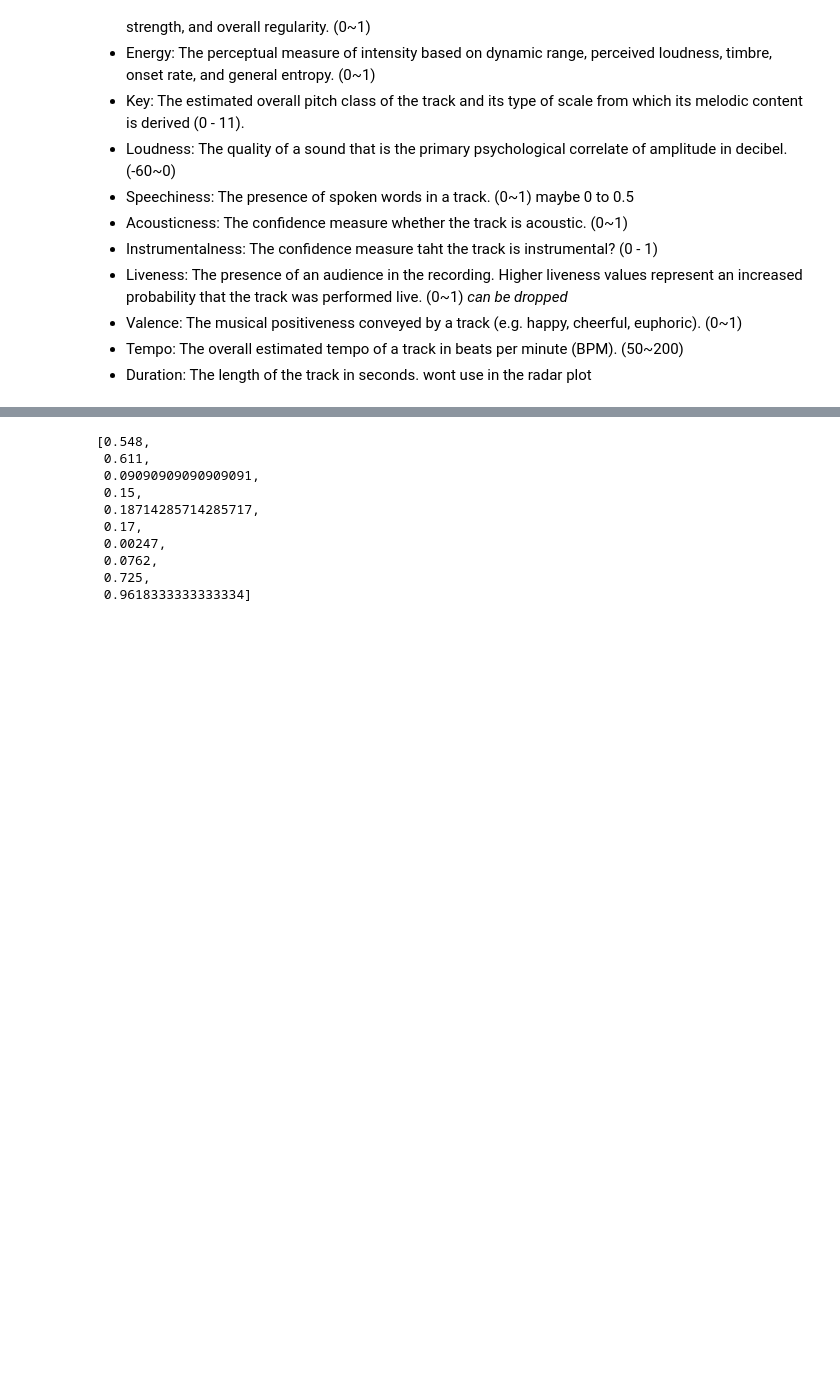
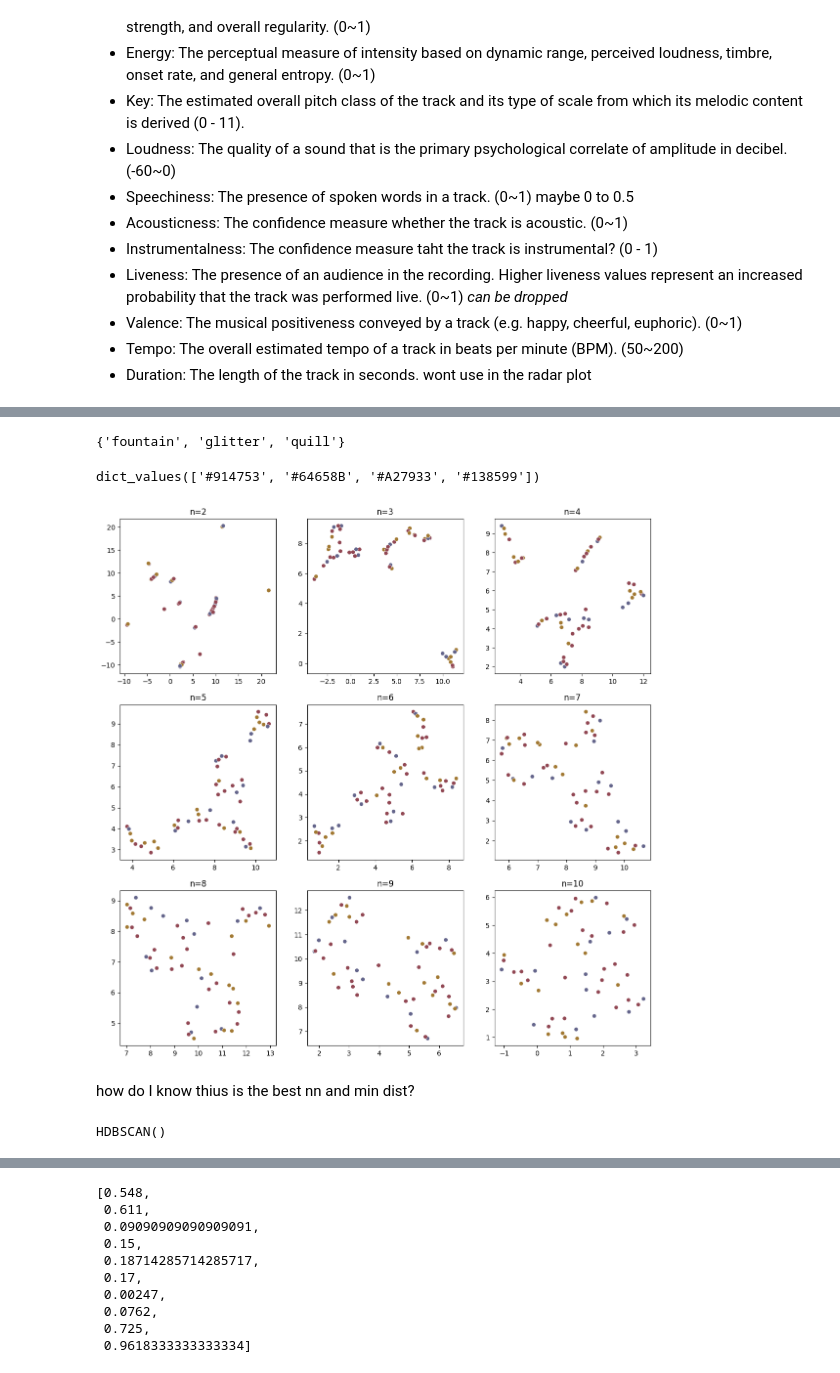
Before and after one commit to technocrat13/is-it-an-era-question-mark, a Jupyter notebook: era_analysis.ipynb, the cells around one changed output, grey strips where cells are left out. Cells and saved outputs as stored; diff of their text form; code cells hidden in the pictures; blank space fills up the shorter version.

```diff
--- a/era_analysis.ipynb
+++ b/era_analysis.ipynb
@@ -280,0 +553,52 @@ df.loc[5, 'lyrics']
+# %%
+#set(df['album'])
+set(df_classed['penmanship'])
+# %% [output]
+{'fountain', 'glitter', 'quill'}
+# %%
+# colors = df['album']
+colors = df_classed['penmanship']
+
+# c_map = {'1989 (Deluxe)': '#138599' ,
+#  "Fearless (Taylor's Version)": '#d08013',
+#  'Lover': '#08d565',
+#  'Midnights (3am Edition)': '#93d6f4',
+#  "Red (Taylor's Version)": '#7fa2a8',
+#  'Speak Now (Deluxe Package)': '#40230d',
+#  'Taylor Swift': '#c59be9',
+#  'evermore (deluxe version)': '#84b79d',
+#  'folklore (deluxe version)': '#556b36',
+#  'reputation': '#1ac945'
+#  }
+
+c_map = {
+    'fountain': '#914753',
+    'glitter': '#64658B',
+    'quill': '#A27933',
+    'unknown': '#138599',
+}
+
+colors = [c_map[x] for x in colors]
+colors
+
+print(c_map.values())
+# %% [output]
+dict_values(['#914753', '#64658B', '#A27933', '#138599'])
+# %%
+import umap
+import matplotlib.pyplot as plt
+import seaborn as sns
+from tqdm.auto import tqdm
+
+fig, ax = plt.subplots(3, 3, figsize=(14, 14))
+nns = [2, 3, 4, 5, 6, 7, 8, 9, 10]
+i, j = 0, 0
+for n_neighbors in tqdm(nns):
+    fit = umap.UMAP(n_neighbors=n_neighbors)
+    u = fit.fit_transform(df_encodings)
+    sns.scatterplot(x=u[:,0], y=u[:,1], c=colors, ax=ax[j, i])
+    ax[j, i].set_title(f'n={n_neighbors}')
+    if i < 2: i += 1
+    else: i = 0; j += 1
+# %% [output]
+[figure, added]
@@ -280,0 +628,9 @@ df.loc[5, 'lyrics']
+# %% [markdown]
+how do I know thius is the best nn and min dist?
+# %%
+import hdbscan
+
+clusterer = hdbscan.HDBSCAN()
+clusterer.fit(u)
+# %% [output]
+HDBSCAN()
```
Also changed, not shown: parts of 35 cells of this notebook, 17 other files.
